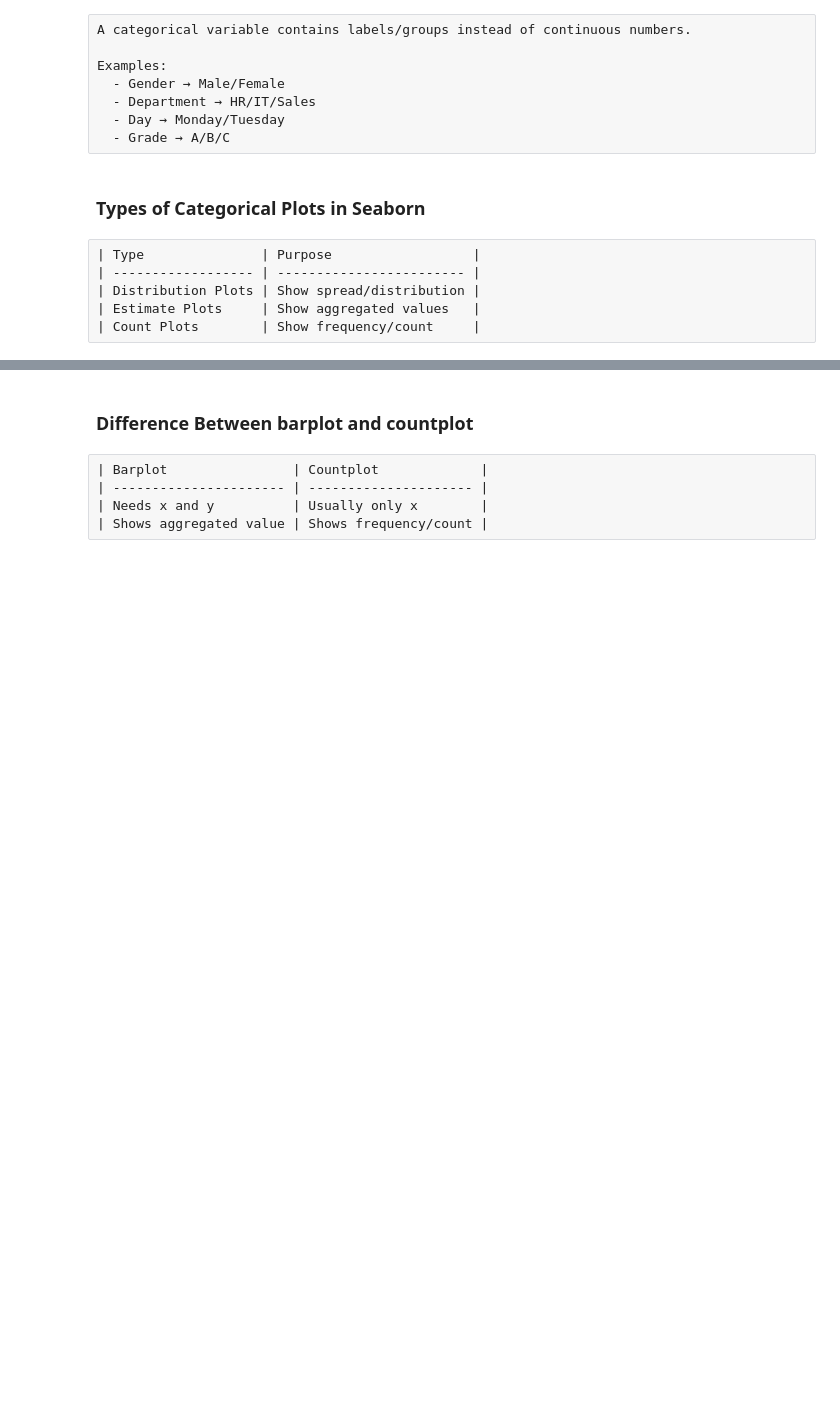
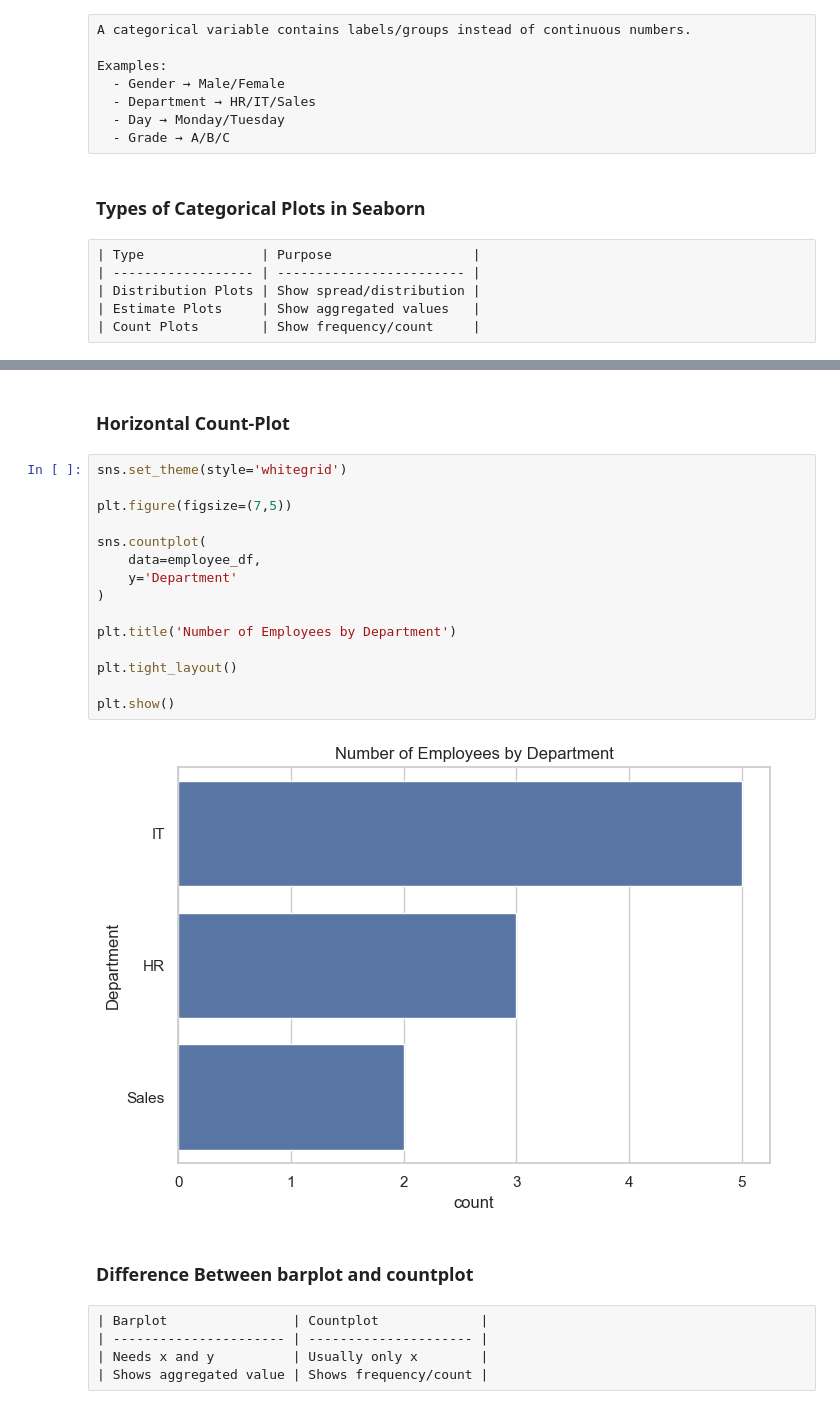
Before and after one commit to theaditya24/COMPLETE-PYTHON-FOR-DATA-ANALYTICS, a Jupyter notebook: DATA VISUALIZATION/Seaborn.ipynb, the cells around one changed output, grey strips where cells are left out. Cells and saved outputs as stored; diff of their text form; blank space fills up the shorter version.

```diff
--- a/DATA VISUALIZATION/Seaborn.ipynb
+++ b/DATA VISUALIZATION/Seaborn.ipynb
@@ -999,3 +1117,22 @@ sns.countplot(
+# %% [markdown]
+### Horizontal Count-Plot
+# %%
+sns.set_theme(style='whitegrid')
+
+plt.figure(figsize=(7,5))
+
+sns.countplot(
+    data=employee_df,
+    y='Department'
+)
+
+plt.title('Number of Employees by Department')
+
+plt.tight_layout()
+
+plt.show()
+# %% [output]
+[figure, added]
 # %% [markdown]
 ### Difference Between barplot and countplot
 # %% [raw]
```
Also changed, not shown: parts of 13 cells of this notebook.
